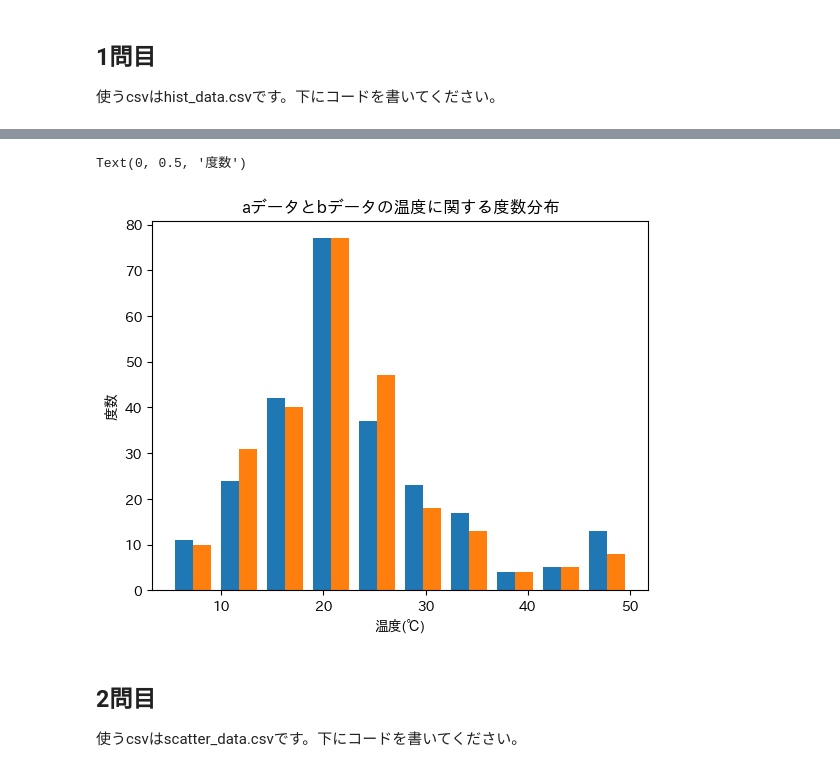
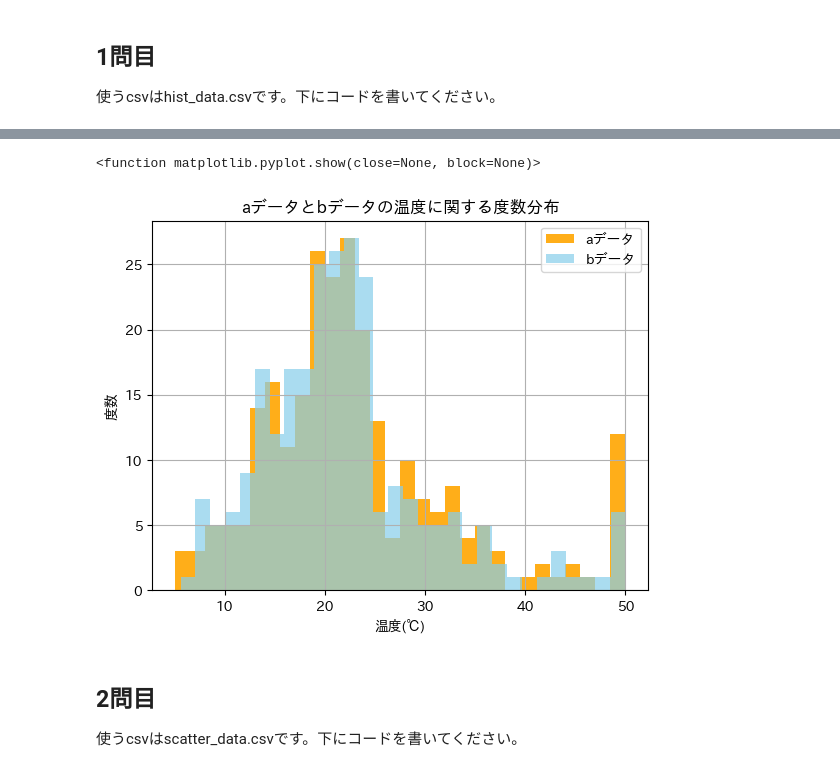
Before and after one commit to na22336/BasicPython, a Jupyter notebook: matplotlib_exercise.ipynb, the cells around one changed output, grey strips where cells are left out. Saved outputs shown, nothing was run; the diff lists cells and outputs as text; code cells hidden in the pictures.

Commit message:
matplotlibの解答

```diff
--- a/matplotlib_exercise.ipynb
+++ b/matplotlib_exercise.ipynb
@@ -19,15 +19,21 @@ japanize_matplotlib.japanize()
 使うcsvはhist_data.csvです。下にコードを書いてください。
 # %% [markdown]
 ![問1](./imgs/matplotlib/plot_1.png)
-# %%
-hist_data = pd.read_csv('C:/Users/Cowlisa/PG/BasicPython/data/hist_data.csv ')
-plt.hist(hist_data[['aデータ','bデータ']])
-plt.title('aデータとbデータの温度に関する度数分布')
-plt.xlabel('温度(℃)')
-plt.ylabel('度数')
-# %% [output]
-Text(0, 0.5, '度数')
-[figure, removed]
+# %%
+hist_data = pd.read_csv('C:/Users/Cowlisa/PG/BasicPython/data/hist_data.csv ')
+fig, ax = plt.subplots()
+
+ax.hist(hist_data['aデータ'], bins = 30, color='orange', alpha=0.9, label='aデータ')
+ax.hist(hist_data['bデータ'], bins = 30, color='skyblue', alpha=0.7, label='bデータ')
+ax.set_title('aデータとbデータの温度に関する度数分布')
+ax.set_xlabel('温度(℃)')
+ax.set_ylabel('度数')
+plt.legend()
+ax.grid(True)
+plt.show
+# %% [output]
+<function matplotlib.pyplot.show(close=None, block=None)>
+[figure, added]
 # %% [markdown]
 ## 2問目
 使うcsvはscatter_data.csvです。下にコードを書いてください。
```
Also changed, not shown: parts of 3 cells of this notebook.
